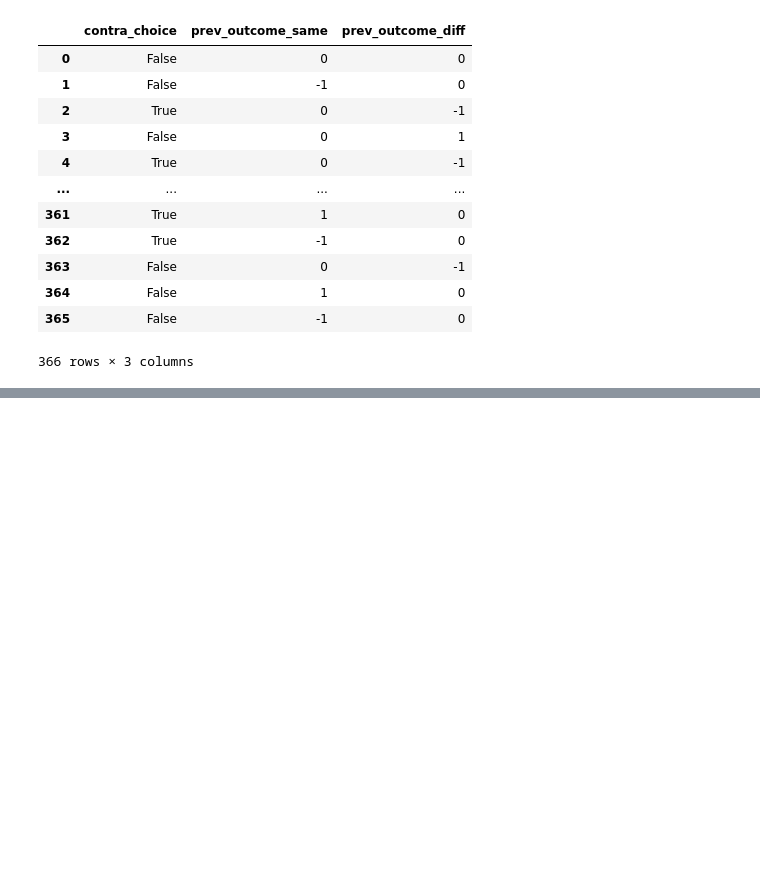
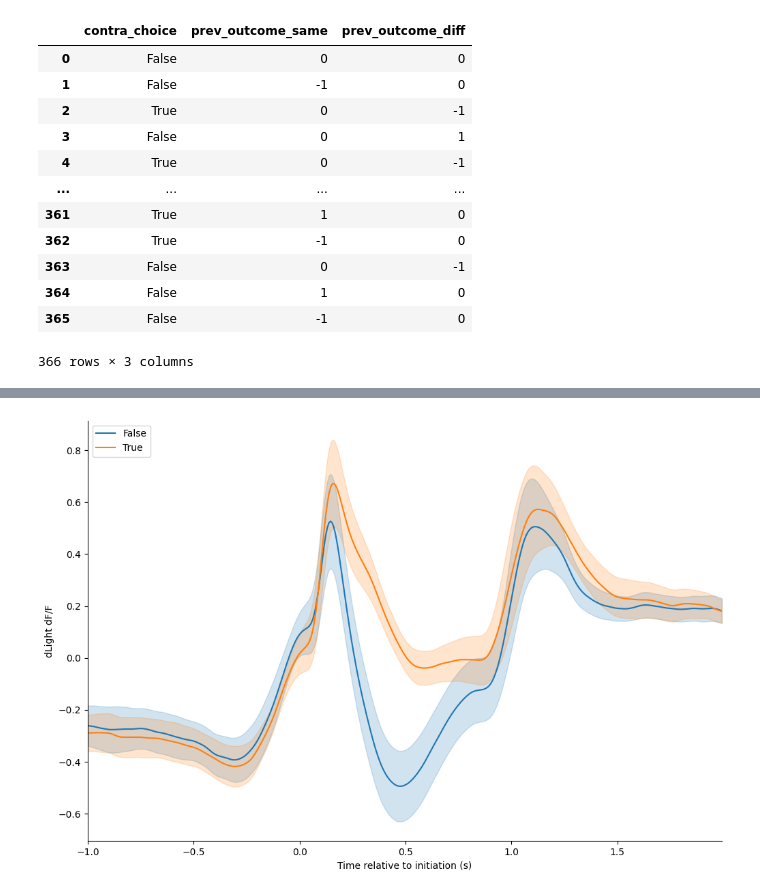
Before and after one commit to cognitive-circuits/photometry_analysis, a Jupyter notebook: photometry_analysis.ipynb, the cells around one changed output, grey strips where cells are left out. Saved outputs shown, nothing was run; the diff lists cells and outputs as text; code cells hidden in the pictures; blank space fills up the shorter version.

```diff
--- a/photometry_analysis.ipynb
+++ b/photometry_analysis.ipynb
@@ -313,0 +346,5 @@ an.regression_analysis(sessions_df, formula="outcome+contra_choice+correct", ali
+# %%
+# Plot the response aligned to trial initiation, with trials split by contra- vs ipsilateral choice.
+an.plot_response(sessions_df, alignment="initiation", hue="contra_choice")
+# %% [output]
+[figure, added]
```
Also changed, not shown: parts of 20 cells of this notebook, 3 other files.
